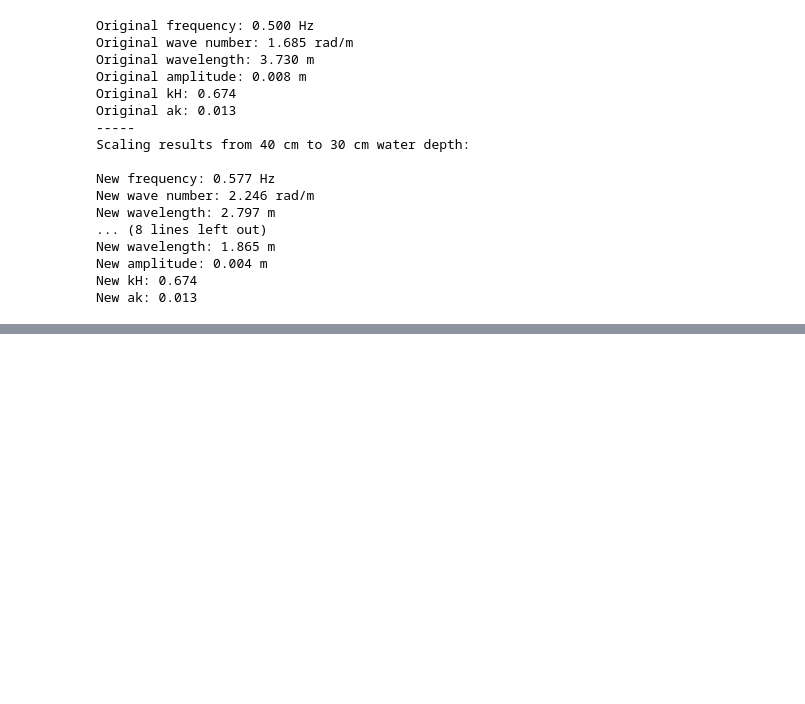
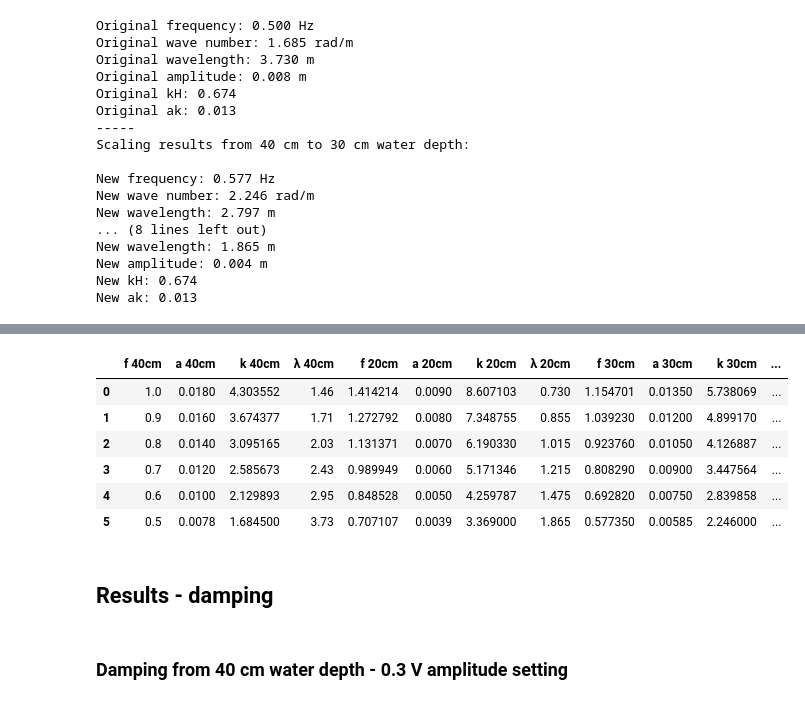
Before and after one commit to kjes4pres/Master_code, a Jupyter notebook: Test_n_prep/finding_waves/scaling_waves.ipynb, the cells around one changed output, grey strips where cells are left out. Saved outputs shown, nothing was run; the diff lists cells and outputs as text; code cells hidden in the pictures; blank space fills up the shorter version.

```diff
--- a/Test_n_prep/finding_waves/scaling_waves.ipynb
+++ b/Test_n_prep/finding_waves/scaling_waves.ipynb
@@ -544,0 +1124,15 @@ New ak: 0.013
+# %%
+# Scaled results from 40 cm depth to 30 cm and 20 cm depths
+results_df_from_40cm
+# %% [output]
+|  | f 40cm | a 40cm | k 40cm | λ 40cm | f 20cm | a 20cm | k 20cm | λ 20cm | f 30cm | a 30cm | k 30cm | ... |
+| 0 | 1.0 | 0.0180 | 4.303552 | 1.46 | 1.414214 | 0.0090 | 8.607103 | 0.730 | 1.154701 | 0.01350 | 5.738069 | ... |
+| 1 | 0.9 | 0.0160 | 3.674377 | 1.71 | 1.272792 | 0.0080 | 7.348755 | 0.855 | 1.039230 | 0.01200 | 4.899170 | ... |
+| 2 | 0.8 | 0.0140 | 3.095165 | 2.03 | 1.131371 | 0.0070 | 6.190330 | 1.015 | 0.923760 | 0.01050 | 4.126887 | ... |
+| 3 | 0.7 | 0.0120 | 2.585673 | 2.43 | 0.989949 | 0.0060 | 5.171346 | 1.215 | 0.808290 | 0.00900 | 3.447564 | ... |
+| 4 | 0.6 | 0.0100 | 2.129893 | 2.95 | 0.848528 | 0.0050 | 4.259787 | 1.475 | 0.692820 | 0.00750 | 2.839858 | ... |
+| 5 | 0.5 | 0.0078 | 1.684500 | 3.73 | 0.707107 | 0.0039 | 3.369000 | 1.865 | 0.577350 | 0.00585 | 2.246000 | ... |
+# %% [markdown]
+## Results - damping
+# %% [markdown]
+### Damping from 40 cm water depth - 0.3 V amplitude setting
```
Also changed, not shown: parts of 17 cells of this notebook, 4 other files.
